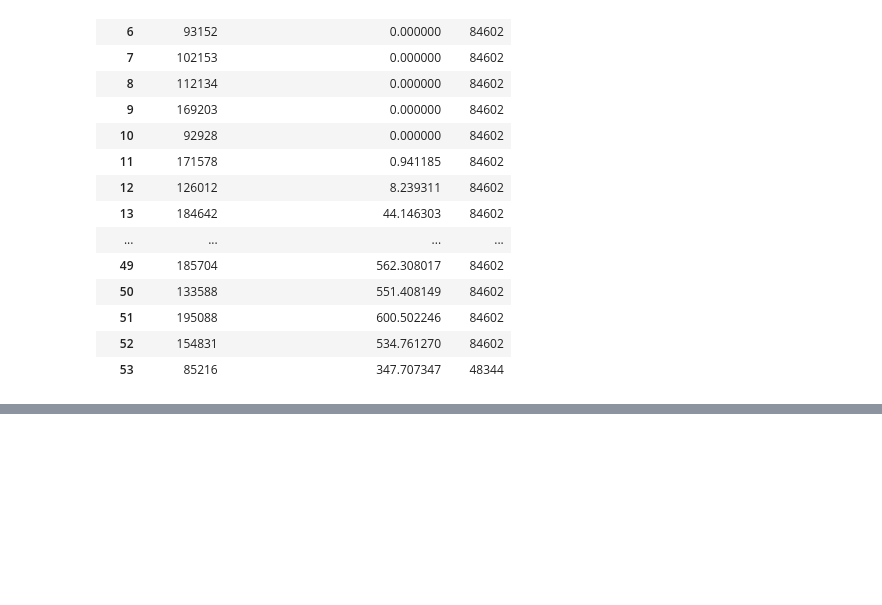
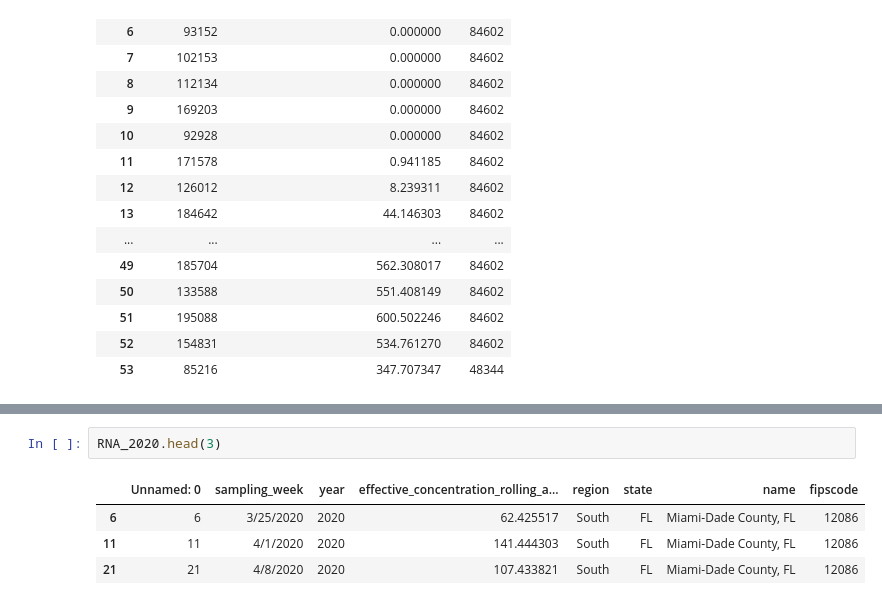
Before and after one commit to ianakt/Covid-and-the-Housing-Market, a Jupyter notebook: Waste_water_data_from_BioBot_with_jnotebook/Waste_water_group_by.ipynb, the cells around one changed output, grey strips where cells are left out. Saved outputs shown, nothing was run; the diff lists cells and outputs as text; blank space fills up the shorter version.

```diff
--- a/Waste_water_data_from_BioBot_with_jnotebook/Waste_water_group_by.ipynb
+++ b/Waste_water_data_from_BioBot_with_jnotebook/Waste_water_group_by.ipynb
@@ -94 +137,8 @@ fig.show()
+# %%
+RNA_2020.head(3)
+# %% [output]
+|  | Unnamed: 0 | sampling_week | year | effective_concentration_rolling_a... | region | state | name | fipscode |
+| 6 | 6 | 3/25/2020 | 2020 | 62.425517 | South | FL | Miami-Dade County, FL | 12086 |
+| 11 | 11 | 4/1/2020 | 2020 | 141.444303 | South | FL | Miami-Dade County, FL | 12086 |
+| 21 | 21 | 4/8/2020 | 2020 | 107.433821 | South | FL | Miami-Dade County, FL | 12086 |
 # %%
```
Also changed, not shown: parts of 9 cells of this notebook.
